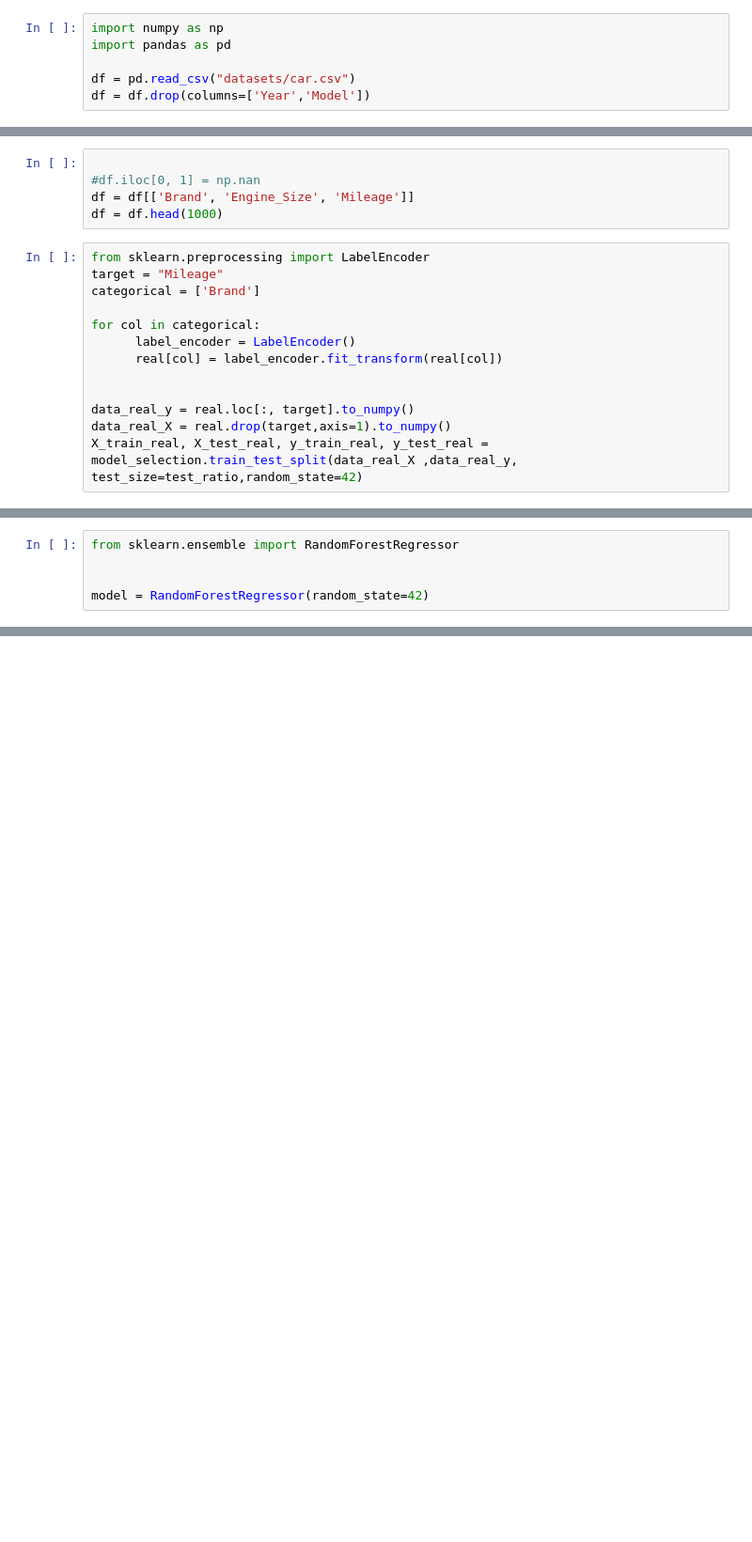
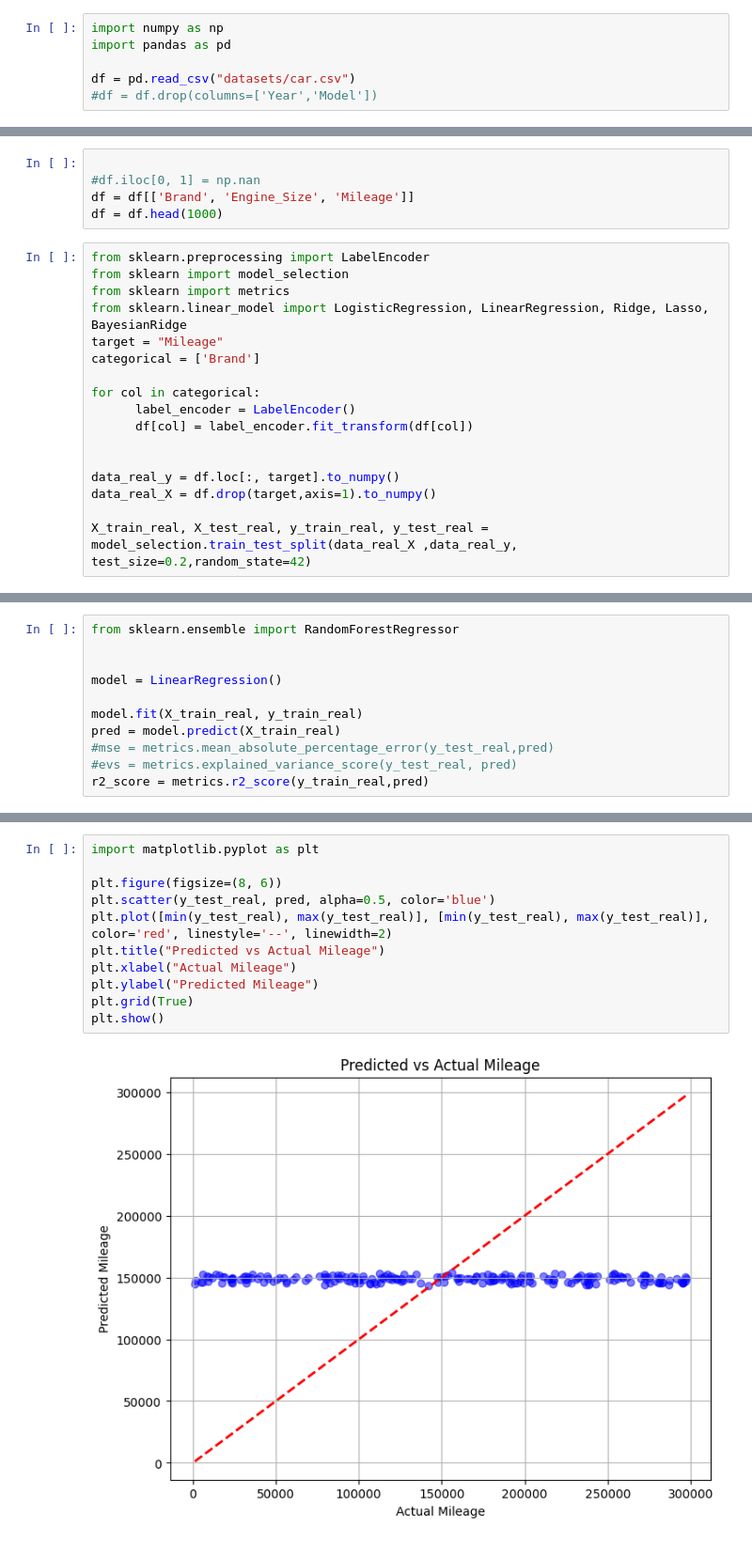
Before and after one commit to Kem0sabe/CTAB_GAN_EXPANDED, a Jupyter notebook: butest.ipynb, the cells around one changed output, grey strips where cells are left out. Shown: that part at 94% size. Cells and saved outputs as stored; diff of their text form; blank space fills up the shorter version.

```diff
--- a/butest.ipynb
+++ b/butest.ipynb
@@ -3,4 +3,4 @@ import numpy as np
 import pandas as pd
 
 df = pd.read_csv("datasets/car.csv")
-df = df.drop(columns=['Year','Model'])
+#df = df.drop(columns=['Year','Model'])
@@ -11,14 +27,18 @@ df = df[['Brand', 'Engine_Size', 'Mileage']]
 df = df.head(1000)
 # %%
 from sklearn.preprocessing import LabelEncoder
+from sklearn import model_selection
+from sklearn import metrics
+from sklearn.linear_model import LogisticRegression, LinearRegression, Ridge, Lasso, BayesianRidge
 target = "Mileage"
 categorical = ['Brand']
 
 for col in categorical:
       label_encoder = LabelEncoder()
-      real[col] = label_encoder.fit_transform(real[col])
+      df[col] = label_encoder.fit_transform(df[col])
 
 
-data_real_y = real.loc[:, target].to_numpy()
-data_real_X = real.drop(target,axis=1).to_numpy()
-X_train_real, X_test_real, y_train_real, y_test_real = model_selection.train_test_split(data_real_X ,data_real_y, test_size=test_ratio,random_state=42)
+data_real_y = df.loc[:, target].to_numpy()
+data_real_X = df.drop(target,axis=1).to_numpy()
+
+X_train_real, X_test_real, y_train_real, y_test_real = model_selection.train_test_split(data_real_X ,data_real_y, test_size=0.2,random_state=42)
@@ -28,4 +46,10 @@ NameError: name 'real' is not defined
 from sklearn.ensemble import RandomForestRegressor
 
 
-model = RandomForestRegressor(random_state=42)
+model = LinearRegression()
+
+model.fit(X_train_real, y_train_real)
+pred = model.predict(X_train_real)
+#mse = metrics.mean_absolute_percentage_error(y_test_real,pred)
+#evs = metrics.explained_variance_score(y_test_real, pred)
+r2_score = metrics.r2_score(y_train_real,pred)
@@ -31,0 +64,13 @@ model = RandomForestRegressor(random_state=42)
+# %%
+import matplotlib.pyplot as plt
+
+plt.figure(figsize=(8, 6))
+plt.scatter(y_test_real, pred, alpha=0.5, color='blue')
+plt.plot([min(y_test_real), max(y_test_real)], [min(y_test_real), max(y_test_real)], color='red', linestyle='--', linewidth=2)
+plt.title("Predicted vs Actual Mileage")
+plt.xlabel("Actual Mileage")
+plt.ylabel("Predicted Mileage")
+plt.grid(True)
+plt.show()
+# %% [output]
+[figure, added]
```
Also changed, not shown: parts of 5 cells of this notebook, 2 other files.
